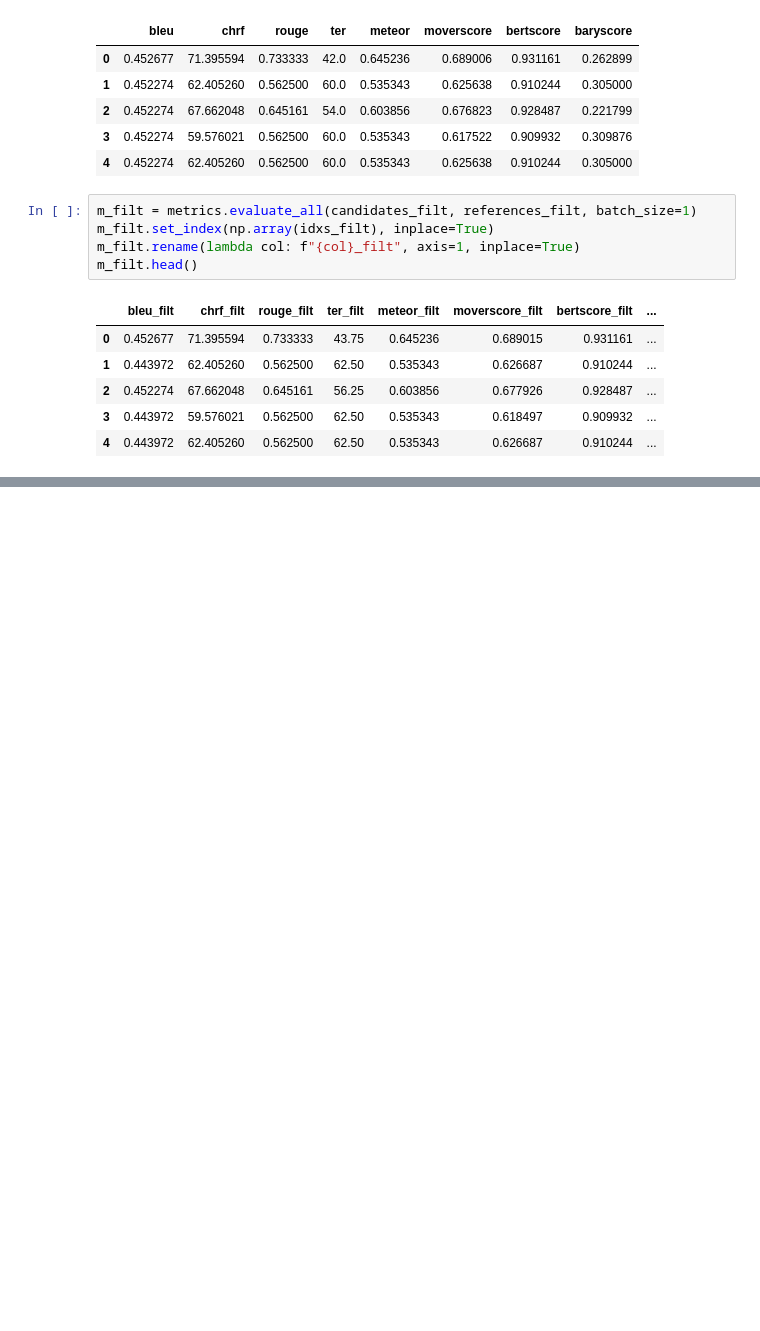
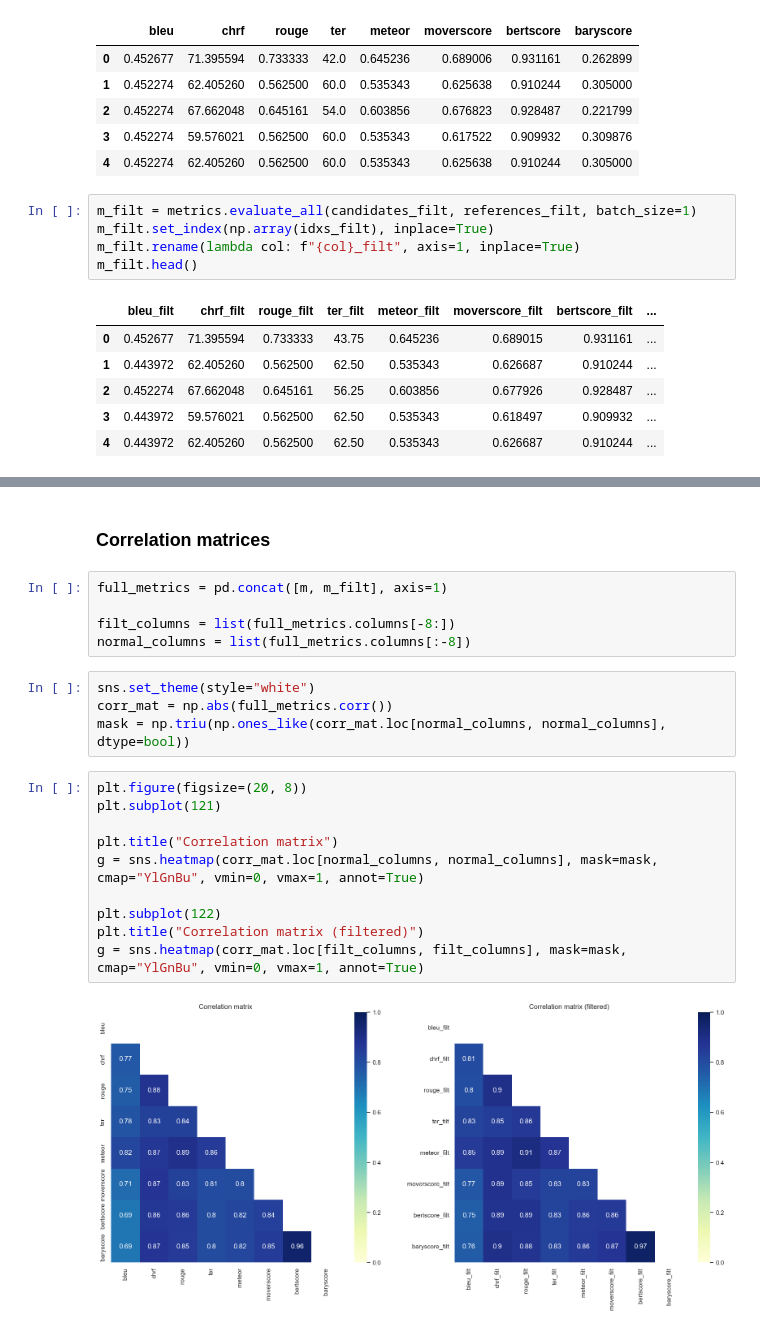
Before and after one commit to fernandokm/nlg_metrics_similarity, a Jupyter notebook: tests.ipynb, the cells around one changed output, grey strips where cells are left out. Cells and saved outputs as stored; diff of their text form; blank space fills up the shorter version.

Commit message:
add correlation matrices

```diff
--- a/tests.ipynb
+++ b/tests.ipynb
@@ -81,0 +74,23 @@ full_data.head()
+# %% [markdown]
+### Correlation matrices
+# %%
+full_metrics = pd.concat([m, m_filt], axis=1)
+
+filt_columns = list(full_metrics.columns[-8:])
+normal_columns = list(full_metrics.columns[:-8])
+# %%
+sns.set_theme(style="white")
+corr_mat = np.abs(full_metrics.corr())
+mask = np.triu(np.ones_like(corr_mat.loc[normal_columns, normal_columns], dtype=bool))
+# %%
+plt.figure(figsize=(20, 8))
+plt.subplot(121)
+
+plt.title("Correlation matrix")
+g = sns.heatmap(corr_mat.loc[normal_columns, normal_columns], mask=mask, cmap="YlGnBu", vmin=0, vmax=1, annot=True)
+
+plt.subplot(122)
+plt.title("Correlation matrix (filtered)")
+g = sns.heatmap(corr_mat.loc[filt_columns, filt_columns], mask=mask, cmap="YlGnBu", vmin=0, vmax=1, annot=True)
+# %% [output]
+[figure, added]
```
Also changed, not shown: parts of 2 cells of this notebook, 1 other file.
